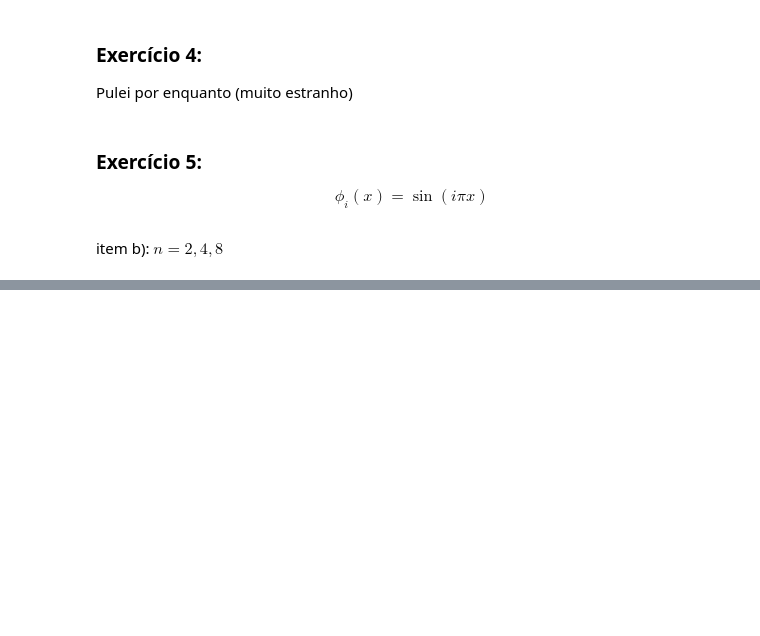
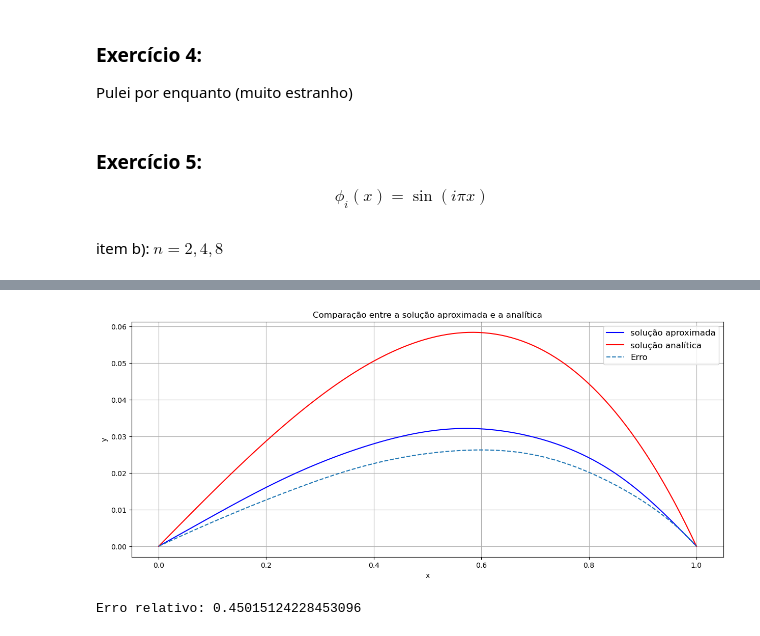
Before and after one commit to rangelalbuq/FEM-MS712, a Jupyter notebook: Galerkin_python.ipynb, the cells around one changed output, grey strips where cells are left out. Saved outputs shown, nothing was run; the diff lists cells and outputs as text; code cells hidden in the pictures; blank space fills up the shorter version.

```diff
--- a/Galerkin_python.ipynb
+++ b/Galerkin_python.ipynb
@@ -214,0 +148,19 @@ plt.show()
+# %%
+def galerkin_method_2(basis_functions, fonte, funcional_fonte, x_inicial, x_final, integration_method, args=None):
+    #args = num_partitions caso integration_method == trapezoidal_rule]
+    n = len(basis_functions)
+    A = np.zeros((n, n))
+    l = np.zeros(n)
+
+    for i in range(n):
+        for j in range(n):
+            if i == j:
+                A[i,j] = 1/2 * ((i+1)**2 * np.pi**2 + 1)
+            else:
+                A[i,j] = 0
+
+        l[i] = funcional_fonte(basis_functions[i], fonte, integration_method, x_inicial, x_final, args)
+
+    #print(A)
+    coef = np.linalg.solve(A, l)
+    return coef
@@ -304,0 +398,5 @@ plt.show()
+# %%
+plot_sol(X, sol_aprox_ex2, sol_analitica)
+# %% [output]
+[figure, added]
+Erro relativo: 0.45015124228453096
```
Also changed, not shown: parts of 23 cells of this notebook.
